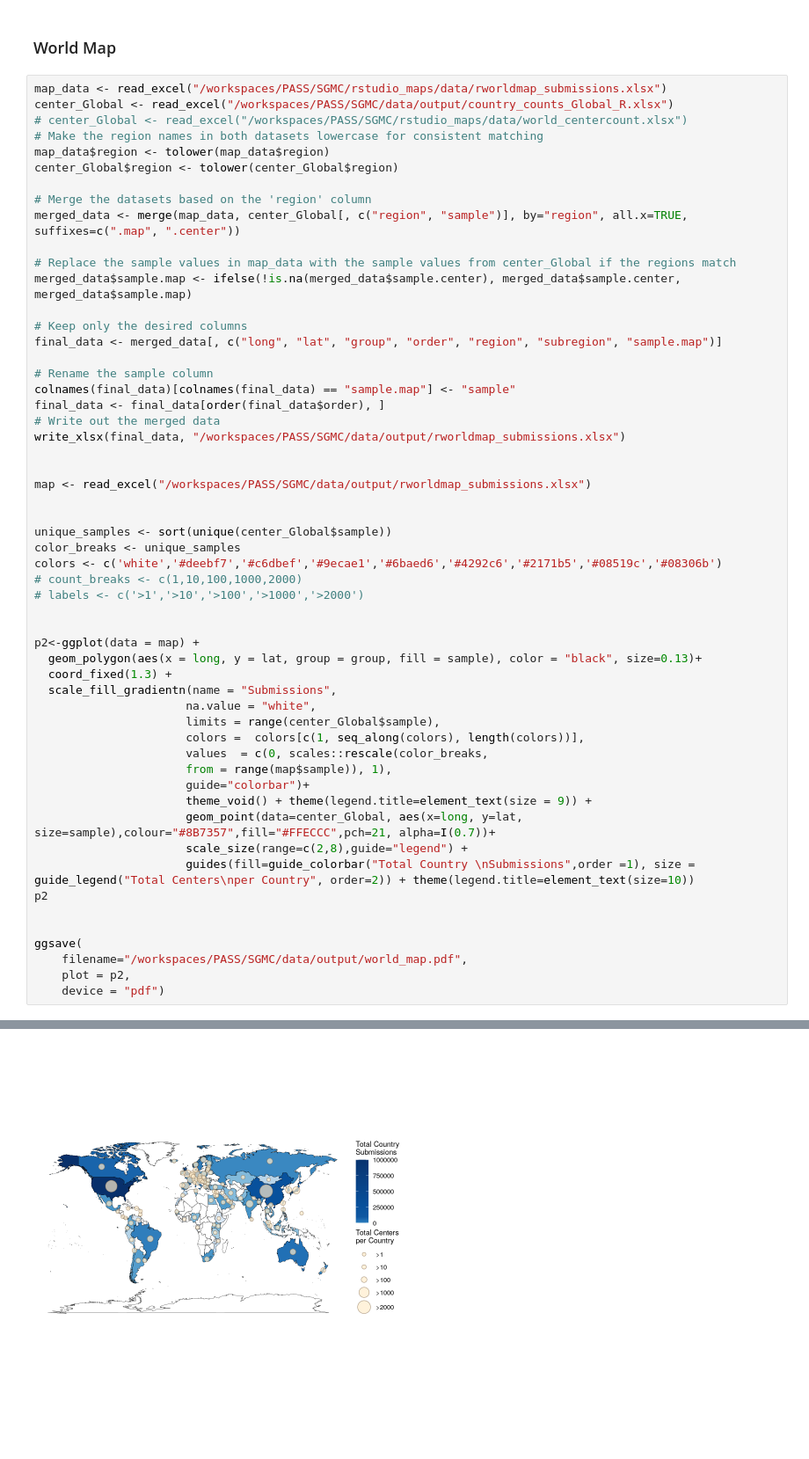
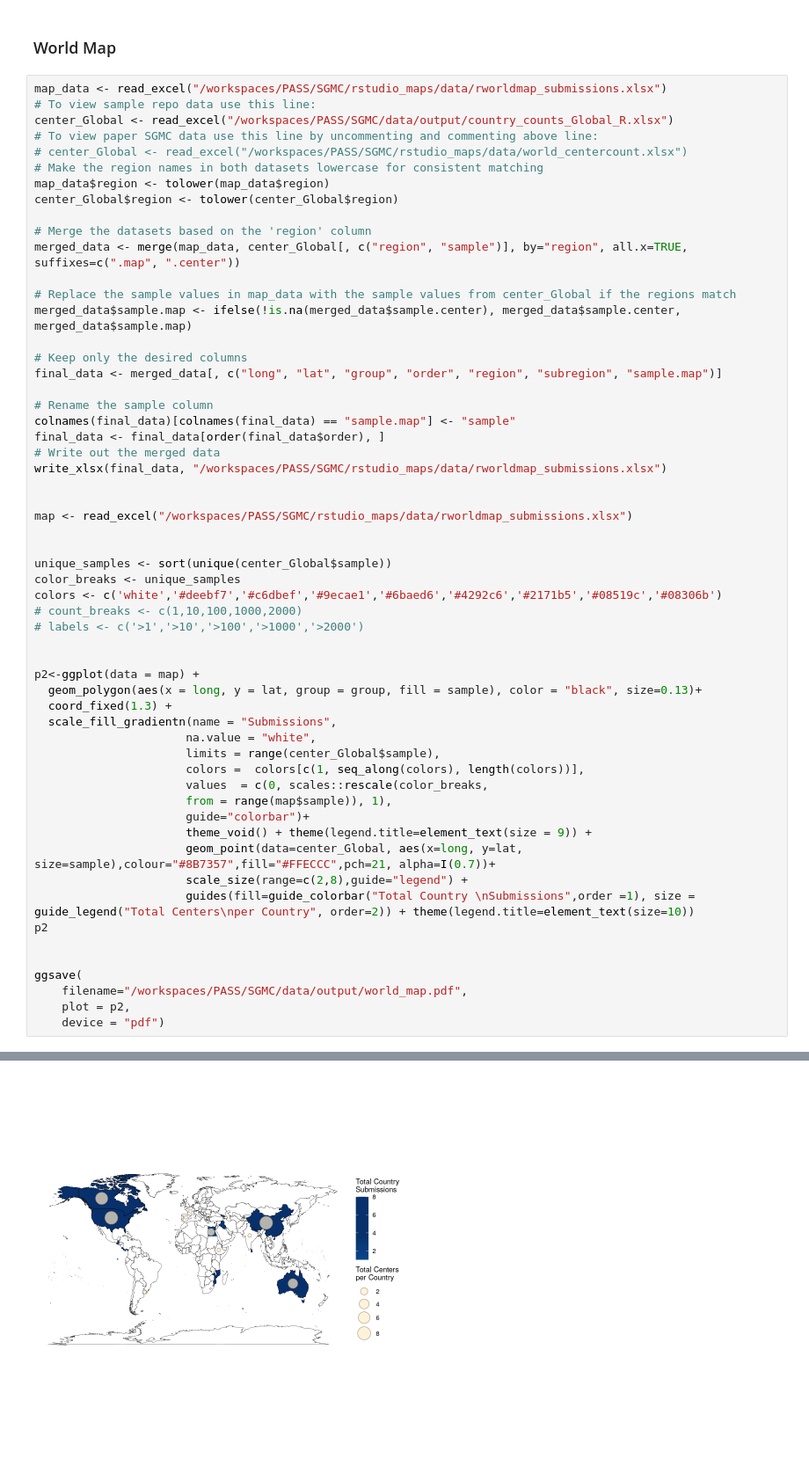
Before and after one commit to CDCgov/PASS, a Jupyter notebook: SGMC/03_rmaps.ipynb, the cells around one changed output, grey strips where cells are left out. Shown at 88% size. Saved outputs shown, nothing was run; the diff lists cells and outputs as text.

```diff
--- a/SGMC/03_rmaps.ipynb
+++ b/SGMC/03_rmaps.ipynb
@@ -196,7 +218,9 @@ Warning message:
 ### World Map
 # %%
 map_data <- read_excel("/workspaces/PASS/SGMC/rstudio_maps/data/rworldmap_submissions.xlsx")
+# To view sample repo data use this line:
 center_Global <- read_excel("/workspaces/PASS/SGMC/data/output/country_counts_Global_R.xlsx")
+# To view paper SGMC data use this line by uncommenting and commenting above line:
 # center_Global <- read_excel("/workspaces/PASS/SGMC/rstudio_maps/data/world_centercount.xlsx")
 # Make the region names in both datasets lowercase for consistent matching
 map_data$region <- tolower(map_data$region)
@@ -215,10 +239,10 @@ final_data <- merged_data[, c("long", "lat", "group", "order", "region", "subreg
 colnames(final_data)[colnames(final_data) == "sample.map"] <- "sample"
 final_data <- final_data[order(final_data$order), ]
 # Write out the merged data
-write_xlsx(final_data, "/workspaces/PASS/SGMC/data/output/rworldmap_submissions.xlsx")
+write_xlsx(final_data, "/workspaces/PASS/SGMC/rstudio_maps/data/rworldmap_submissions.xlsx")
 
 
-map <- read_excel("/workspaces/PASS/SGMC/data/output/rworldmap_submissions.xlsx")
+map <- read_excel("/workspaces/PASS/SGMC/rstudio_maps/data/rworldmap_submissions.xlsx")
 
 
 unique_samples <- sort(unique(center_Global$sample))
@@ -259 +282 @@ Warning message in regularize.values(x, y, ties, missing(ties), na.rm = na.rm):
-[figure, old version]
+[figure, new version]
```
Also changed, not shown: parts of 4 cells of this notebook, 12 other files.
